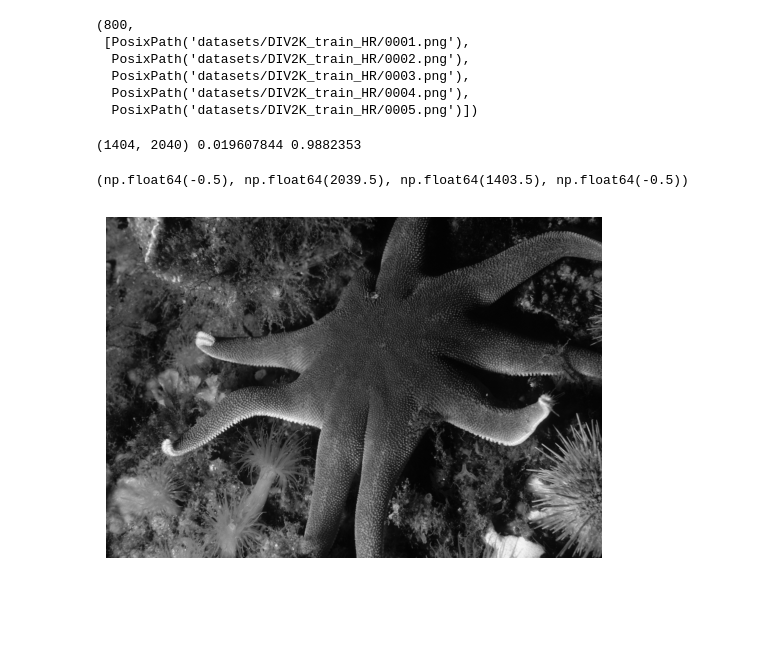
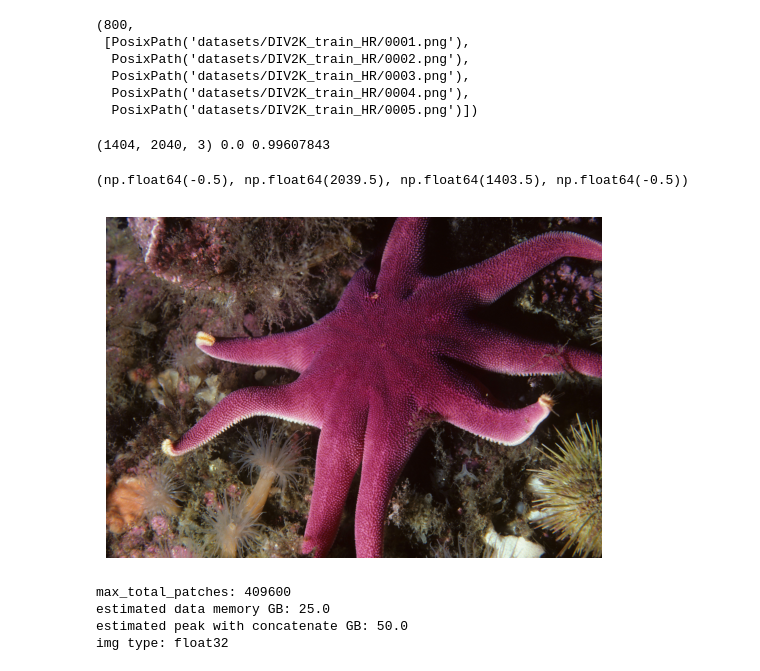
Before and after one commit to jeongbyeolsol/noise2score-js, a Jupyter notebook: make_data.ipynb, the cells around one changed output. Drawn from its saved outputs; the diff is of its cells as text; code cells hidden in the pictures; blank space fills up the shorter version.

```diff
--- a/make_data.ipynb
+++ b/make_data.ipynb
@@ -57,19 +57,25 @@ len(image_paths), image_paths[:5]
 # %%
 # 이미지 로드 함수
 def load_gray_image(path):
     img = Image.open(path).convert("L")
     arr = np.asarray(img, dtype=np.float32) / 255.0
     return arr
 
-img = load_gray_image(image_paths[0])
+def load_rgb_image(path):
+    img = Image.open(path).convert("RGB")
+    arr = np.asarray(img, dtype=np.float32) / 255.0
+    return arr  # [H, W, 3]
+
+
+img = load_rgb_image(image_paths[0])    # 함수 잘 골라서 load
 print(img.shape, img.min(), img.max())
 
-plt.imshow(img, cmap="gray")
+plt.imshow(img)
 plt.axis("off")
 # %% [output]
-(1404, 2040) 0.019607844 0.9882353
+(1404, 2040, 3) 0.0 0.99607843
 (np.float64(-0.5), np.float64(2039.5), np.float64(1403.5), np.float64(-0.5))
-[figure, old version]
+[figure, new version]
 # %%
 # patch 추출 함수
 def extract_patches(img, patch_size=8, stride=4):
@@ -82,6 +88,23 @@ def extract_patches(img, patch_size=8, stride=4):
             patches.append(patch.reshape(-1))
 
     return np.stack(patches, axis=0).astype(np.float32)
+# %%
+num_images = len(image_paths)
+max_total_patches = num_images * MAX_PATCHES_PER_IMAGE
+
+bytes_per_patch = PATCH_SIZE * PATCH_SIZE * np.dtype(np.float32).itemsize
+total_bytes = max_total_patches * bytes_per_patch
+
+print("max_total_patches:", max_total_patches)
+print("estimated data memory GB:", total_bytes / 1024**3)
+print("estimated peak with concatenate GB:", total_bytes * 2 / 1024**3)
+img = load_gray_image(image_paths[0])
+print("img type:", img.dtype)
+# %% [output]
+max_total_patches: 409600
+estimated data memory GB: 25.0
+estimated peak with concatenate GB: 50.0
+img type: float32
 # %%
 # 데이터 전체를 학습 데이터로 변환
 
```
Also changed, not shown: parts of 5 cells of this notebook, 17 other files.
